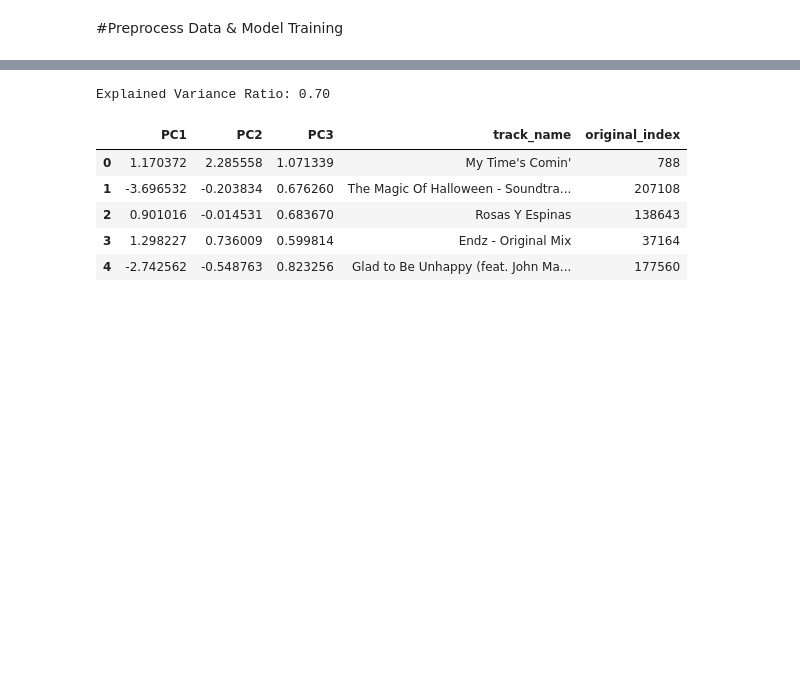
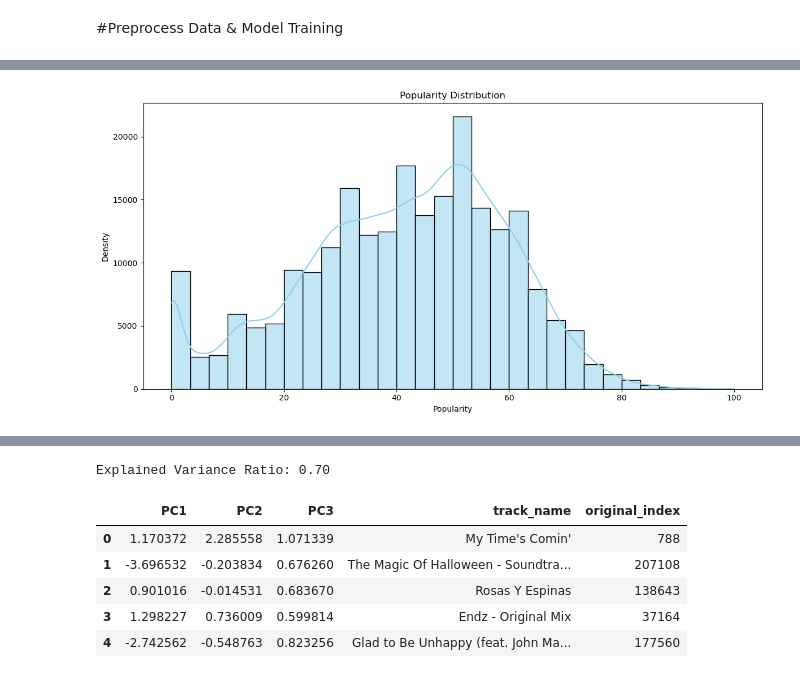
Before and after one commit to Tserrof7/Whats-Your-Jam-Final-Project, a Jupyter notebook: spotify.ipynb, the cells around one changed output, grey strips where cells are left out. Drawn from its saved outputs; the diff is of its cells as text; code cells hidden in the pictures; blank space fills up the shorter version.

```diff
--- a/spotify.ipynb
+++ b/spotify.ipynb
@@ -83,0 +109,13 @@ X_scaled_df = pd.DataFrame(X_scaled, columns=numeric_features)
+# %%
+import seaborn as sns
+# Plot distribution of popularity
+plt.figure(figsize=(12, 6))
+plot_2 = sns.histplot(df['popularity'], bins=30, kde=True, color='skyblue')
+plot_2.set_title('Popularity Distribution')
+plot_2.set_xlabel('Popularity')
+plot_2.set_ylabel('Density')
+
+plt.tight_layout()
+plt.show()
+# %% [output]
+[figure, added]
```
Also changed, not shown: parts of 12 cells of this notebook.
